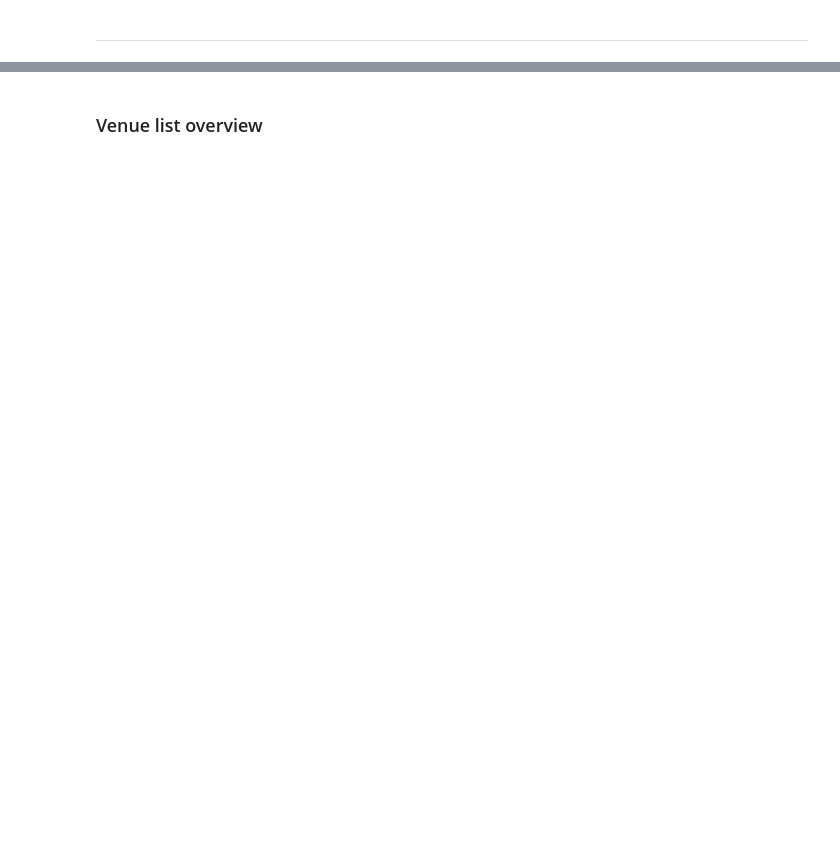
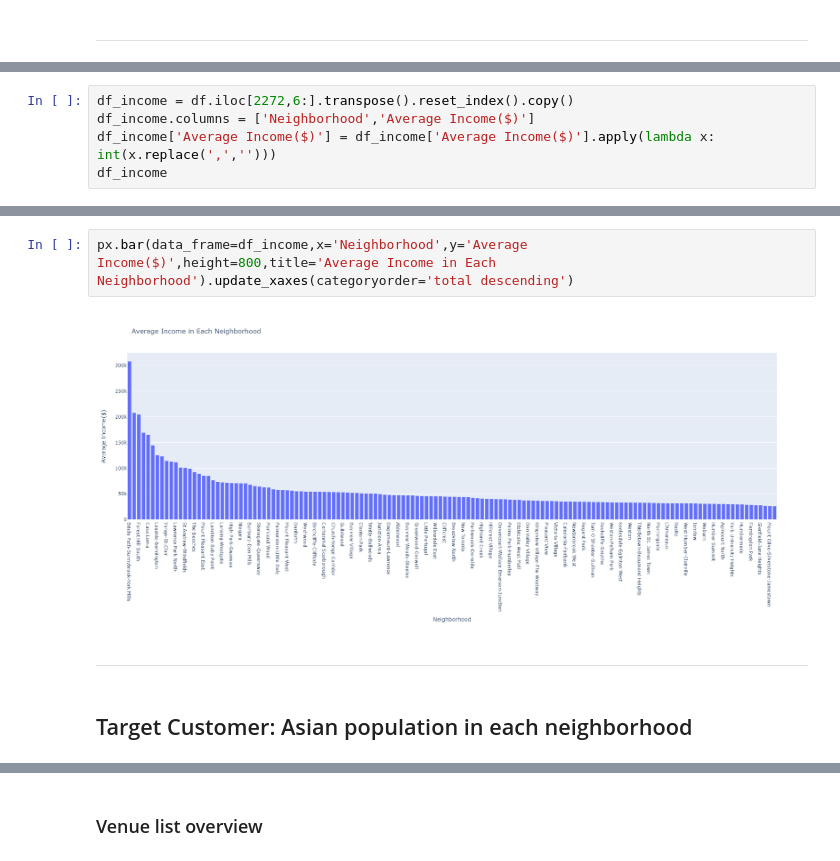
Before and after one commit to ZackTack/Coursera_Capstone, a Jupyter notebook: Toronto_Restaurant_Location.ipynb, the cells around one changed output, grey strips where cells are left out. Cells and saved outputs as stored; diff of their text form; blank space fills up the shorter version.

```diff
--- a/Toronto_Restaurant_Location.ipynb
+++ b/Toronto_Restaurant_Location.ipynb
@@ -191,0 +127,5 @@ venues = getNearbyVenues(names=df_combine['Neighborhood'],latitudes=df_combine.L
+# %%
+df_income = df.iloc[2272,6:].transpose().reset_index().copy()
+df_income.columns = ['Neighborhood','Average Income($)']
+df_income['Average Income($)'] = df_income['Average Income($)'].apply(lambda x: int(x.replace(',','')))
+df_income
@@ -191,0 +146,8 @@ venues = getNearbyVenues(names=df_combine['Neighborhood'],latitudes=df_combine.L
+# %%
+px.bar(data_frame=df_income,x='Neighborhood',y='Average Income($)',height=800,title='Average Income in Each Neighborhood').update_xaxes(categoryorder='total descending')
+# %% [output]
+[figure, added]
+# %% [markdown]
+---
+# %% [markdown]
+## Target Customer: Asian population in each neighborhood
```
Also changed, not shown: parts of 107 cells of this notebook, 6 other files.
